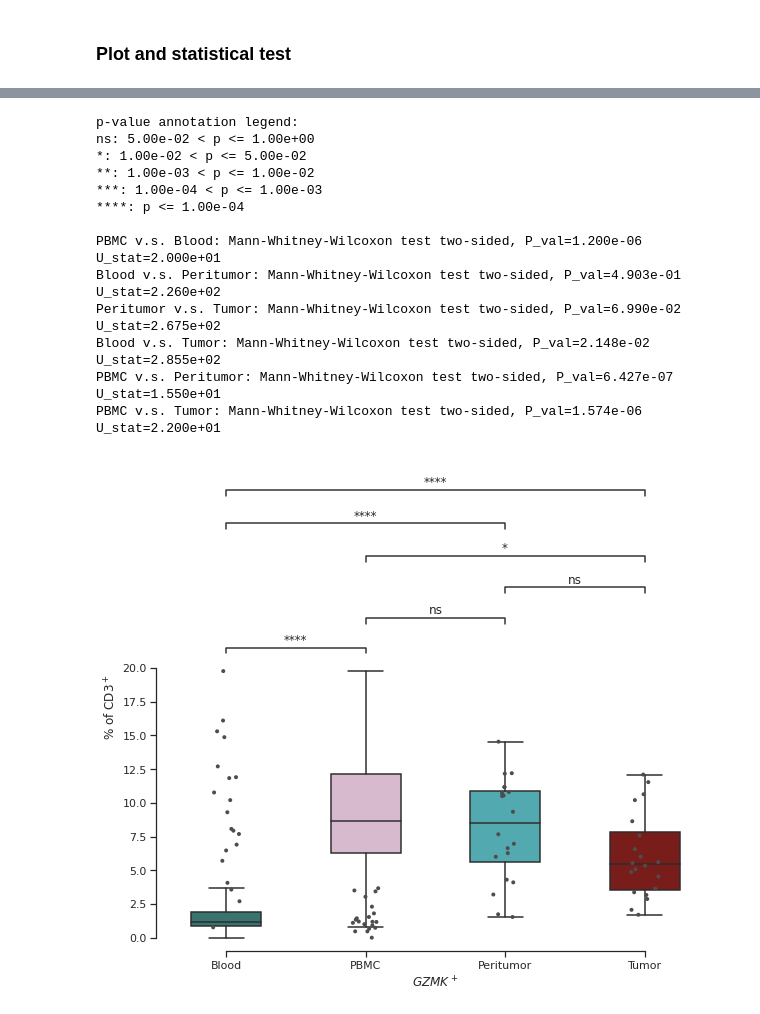
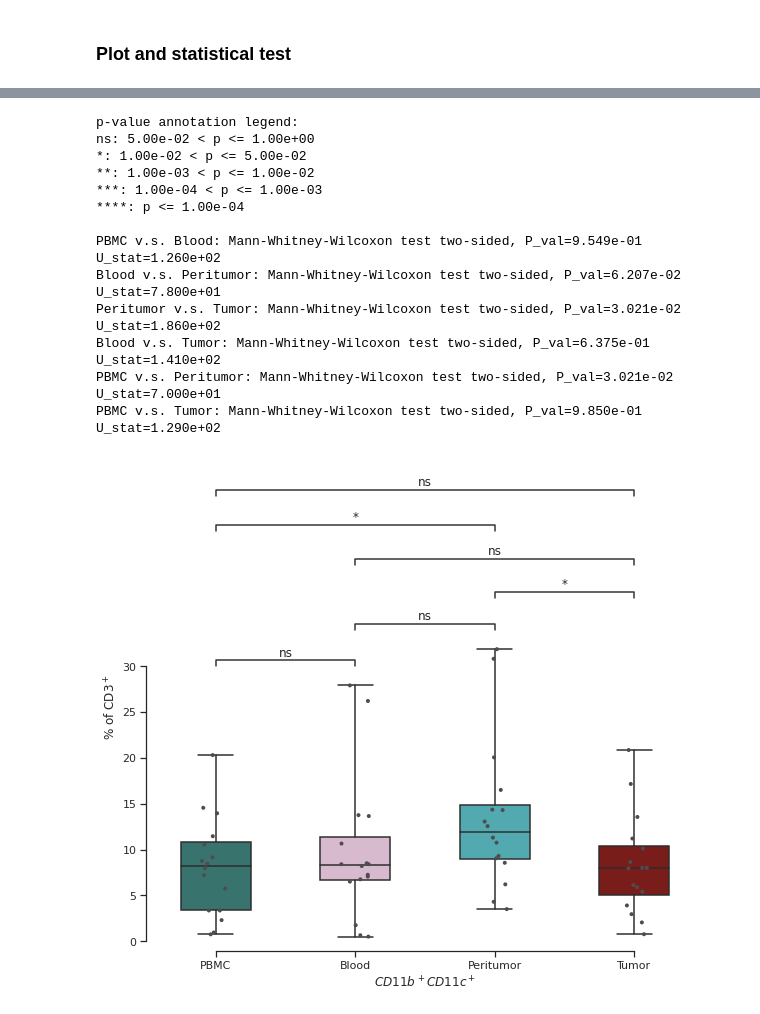
Before and after one commit to sinnamone/lostandfound, a Jupyter notebook: Colangio_cluster_freq_plot.ipynb, the cells around one changed output, grey strips where cells are left out. Saved outputs shown, nothing was run; the diff lists cells and outputs as text; code cells hidden in the pictures.

```diff
--- a/Colangio_cluster_freq_plot.ipynb
+++ b/Colangio_cluster_freq_plot.ipynb
@@ -7,7 +7,7 @@ import matplotlib.pyplot as plt
 # %% [markdown]
 ### Import frequency file
 # %%
-dftest = pd.read_csv("/mnt/spuccio_hpcserver2/SP026_dev_cytophenograph/cluster_freq_test.txt",sep="\t",header=0)
+dftest = pd.read_csv("/mnt/spuccio_hpcserver2/SP026_dev_cytophenograph/cluster_freq_test2.txt",sep="\t",header=0)
 # %%
 dftest.head()
 # %% [output]
@@ -163,39 +163,39 @@ PBMC v.s. Tumor: Mann-Whitney-Wilcoxon test two-sided, P_val=6.786e-08 U_stat=4.
 # %%
 sns.set(rc={'font.family':'Arial', 'font.serif':'Arial'})
 sns.set_theme(style="ticks")
 
 # Initialize the figure with a logarithmic x axis
 f, ax = plt.subplots(figsize=(10, 9))
 # Plot the orbital period with horizontal boxes
 sns.boxplot(x="Tissue_origin", y=4, data=dftest_melted_T,
             whis=[0, 100], width=.5, palette=sns.color_palette(colors),order=['PBMC','Blood','Peritumor','Tumor'])
 # Add in points to show each observation
-sns.stripplot(x="Tissue_origin", y=4, data=dftest_melted_T,
+sns.stripplot(x="Tissue_origin", y=4, data=dftest_melted_T,order=['PBMC','Blood','Peritumor','Tumor'],
               size=4, color=".3", linewidth=0)
 # Tweak the visual presentation
 ax.xaxis.grid(False)
 ax.set(ylabel="% of CD3$^+$")
-ax.set(xlabel="$GZMK^+$")
+ax.set(xlabel="$CD11b^+$$CD11c^+$")
 sns.despine(trim=True, left=False)
 add_stat_annotation(ax, data=dftest_melted_T, x="Tissue_origin", y=4, order=['PBMC','Blood','Peritumor','Tumor'],
                     box_pairs=[("Blood","PBMC"),("Blood", "Peritumor"),("Blood","Tumor"),("PBMC","Peritumor"),("PBMC","Tumor"),("Peritumor","Tumor")],
                     test='Mann-Whitney', text_format='star', loc='inside', verbose=2,comparisons_correction=None)
-plt.savefig("/home/spuccio/C4.pdf",dpi=300,formatstr="pdf")
+plt.savefig("/home/spuccio/C4_mieloidi.pdf",dpi=300,format="pdf")
 # %% [output]
 p-value annotation legend:
 ns: 5.00e-02 < p <= 1.00e+00
 *: 1.00e-02 < p <= 5.00e-02
 **: 1.00e-03 < p <= 1.00e-02
 ***: 1.00e-04 < p <= 1.00e-03
 ****: p <= 1.00e-04
 
-PBMC v.s. Blood: Mann-Whitney-Wilcoxon test two-sided, P_val=1.200e-06 U_stat=2.000e+01
-Blood v.s. Peritumor: Mann-Whitney-Wilcoxon test two-sided, P_val=4.903e-01 U_stat=2.260e+02
-Peritumor v.s. Tumor: Mann-Whitney-Wilcoxon test two-sided, P_val=6.990e-02 U_stat=2.675e+02
-Blood v.s. Tumor: Mann-Whitney-Wilcoxon test two-sided, P_val=2.148e-02 U_stat=2.855e+02
-PBMC v.s. Peritumor: Mann-Whitney-Wilcoxon test two-sided, P_val=6.427e-07 U_stat=1.550e+01
-PBMC v.s. Tumor: Mann-Whitney-Wilcoxon test two-sided, P_val=1.574e-06 U_stat=2.200e+01
+PBMC v.s. Blood: Mann-Whitney-Wilcoxon test two-sided, P_val=9.549e-01 U_stat=1.260e+02
+Blood v.s. Peritumor: Mann-Whitney-Wilcoxon test two-sided, P_val=6.207e-02 U_stat=7.800e+01
+Peritumor v.s. Tumor: Mann-Whitney-Wilcoxon test two-sided, P_val=3.021e-02 U_stat=1.860e+02
+Blood v.s. Tumor: Mann-Whitney-Wilcoxon test two-sided, P_val=6.375e-01 U_stat=1.410e+02
+PBMC v.s. Peritumor: Mann-Whitney-Wilcoxon test two-sided, P_val=3.021e-02 U_stat=7.000e+01
+PBMC v.s. Tumor: Mann-Whitney-Wilcoxon test two-sided, P_val=9.850e-01 U_stat=1.290e+02
-[figure, old version]
+[figure, new version]
 # %%
 sns.set(rc={'font.family':'Arial', 'font.serif':'Arial'})
 sns.set_theme(style="ticks")
```
Also changed, not shown: parts of 26 cells of this notebook, 1 other file.
